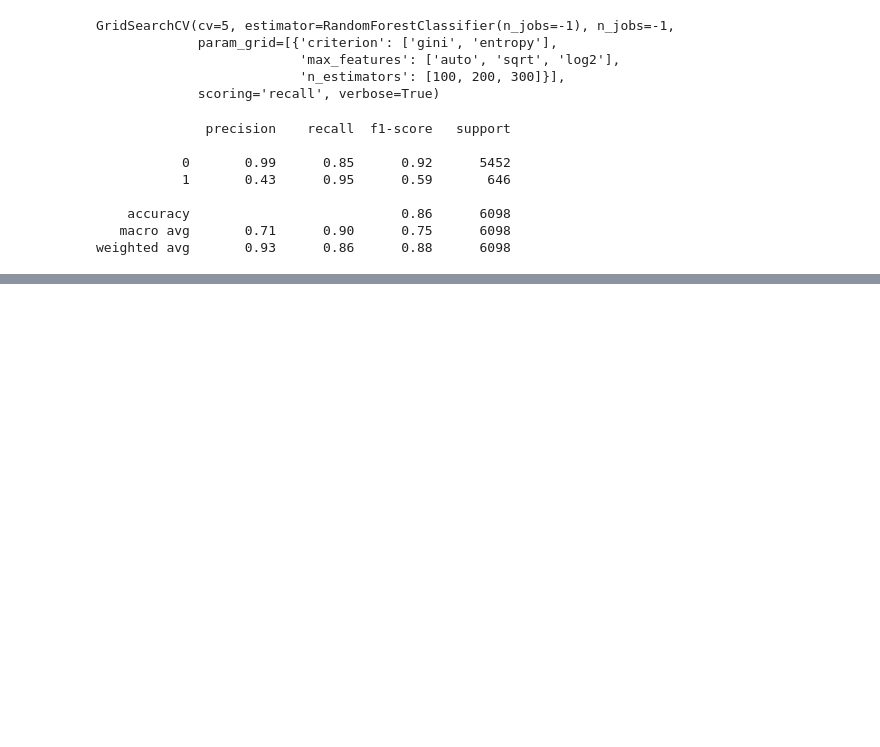
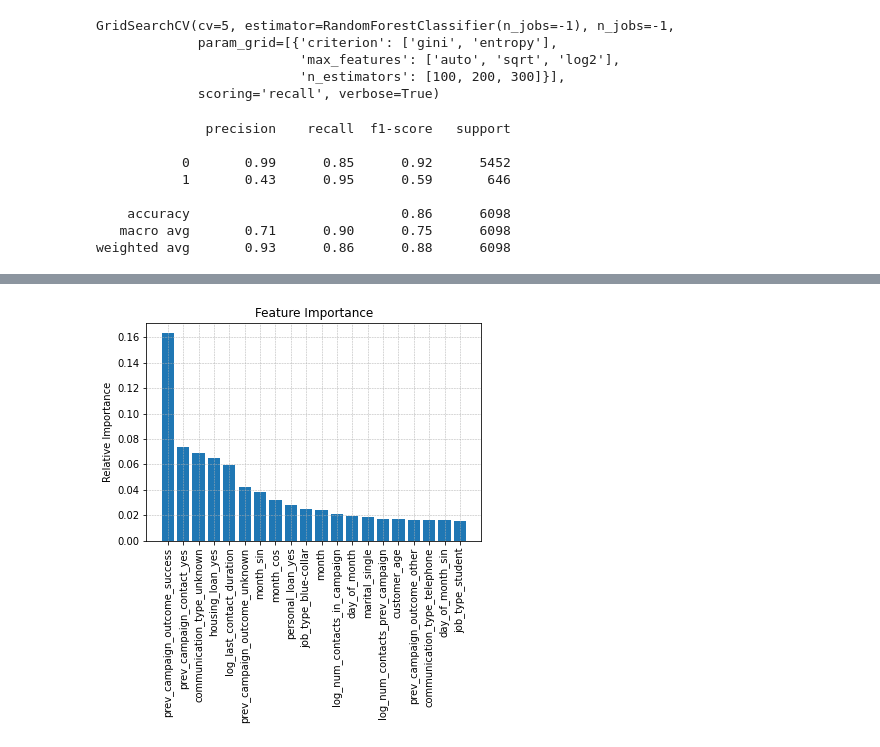
Before and after one commit to vicgpt/Campaign-Outcome-Prediction, a Jupyter notebook: modeling/Traditional Modeling.ipynb, the cells around one changed output, grey strips where cells are left out. Cells and saved outputs as stored; diff of their text form; code cells hidden in the pictures; blank space fills up the shorter version.

```diff
--- a/modeling/Traditional Modeling.ipynb
+++ b/modeling/Traditional Modeling.ipynb
@@ -254,0 +363,12 @@ auc
+# %%
+rf_feature_imp = pd.DataFrame(df_train_ds_x.columns,xgb_tuned.feature_importances_).reset_index()
+rf_feature_imp.columns = ['score','feature']
+rf_feature_imp.sort_values('score', ascending = False, inplace = True)
+plt.bar(rf_feature_imp['feature'][:20],rf_feature_imp['score'][:20])
+plt.xticks(rotation = 90)
+plt.grid(linestyle = '--', linewidth = 0.5)
+plt.ylabel('Relative Importance')
+plt.title('Feature Importance')
+plt.show()
+# %% [output]
+[figure, added]
```
Also changed, not shown: parts of 16 cells of this notebook.
